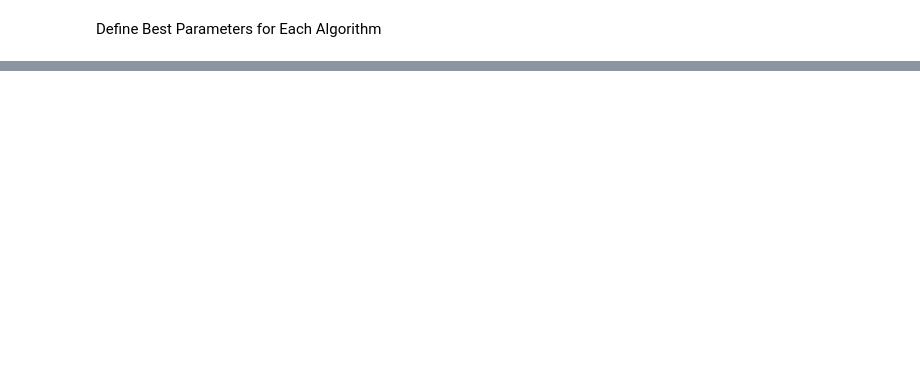
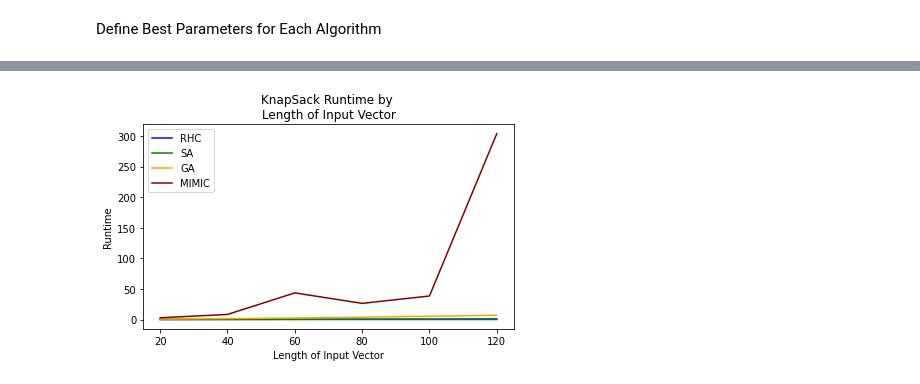
Before and after one commit to amandahutter/CS_7641, a Jupyter notebook: HW2/GT 7641 Part I Comparisons.ipynb, the cells around one changed output, grey strips where cells are left out. Saved outputs shown, nothing was run; the diff lists cells and outputs as text; code cells hidden in the pictures; blank space fills up the shorter version.

```diff
--- a/HW2/GT 7641 Part I Comparisons.ipynb
+++ b/HW2/GT 7641 Part I Comparisons.ipynb
@@ -348,0 +571,16 @@ plt.show()
+# %%
+plt.clf()
+plt.plot(rhc_dict3['lengths'], rhc_dict3['runtime'], label = "RHC", color = 'blue')
+plt.plot(sa_dict3['lengths'], sa_dict3['runtime'], label = "SA", color = 'green')
+plt.plot(ga_dict3['lengths'], ga_dict3['runtime'], label = "GA", color = 'orange')
+plt.plot(mimic_dict3['lengths'], mimic_dict3['runtime'], label = "MIMIC", color = 'maroon')
+
+plt.xlabel("Length of Input Vector")
+plt.ylabel("Runtime")
+plt.title("KnapSack Runtime by \nLength of Input Vector")
+plt.legend()
+plt.tight_layout()
+plt.savefig("Part1_Runtime_Fitness.png")
+plt.show()
+# %% [output]
+[figure, added]
```
Also changed, not shown: parts of 14 cells of this notebook.
